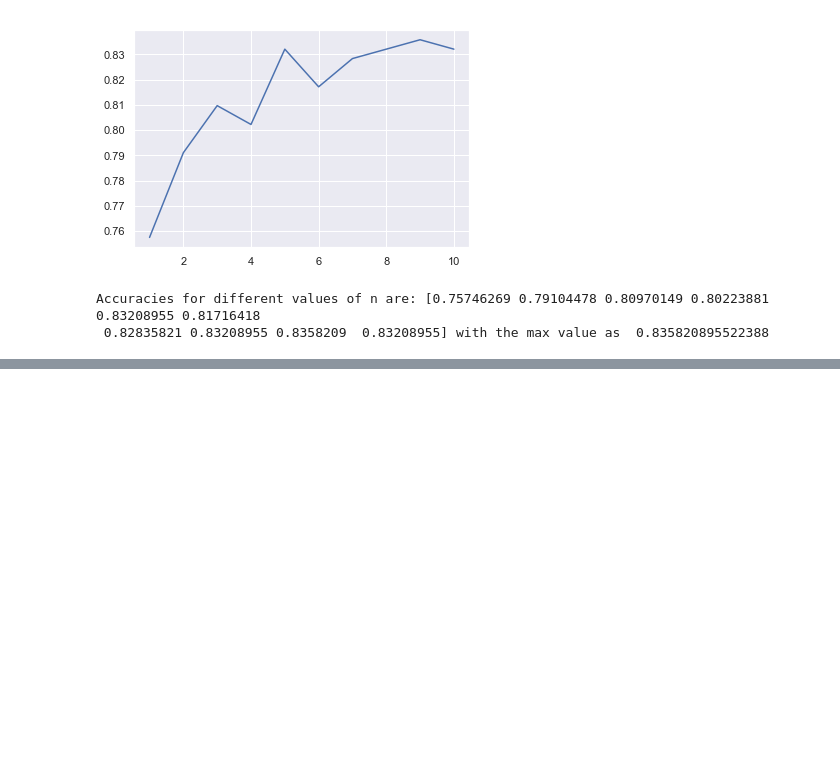
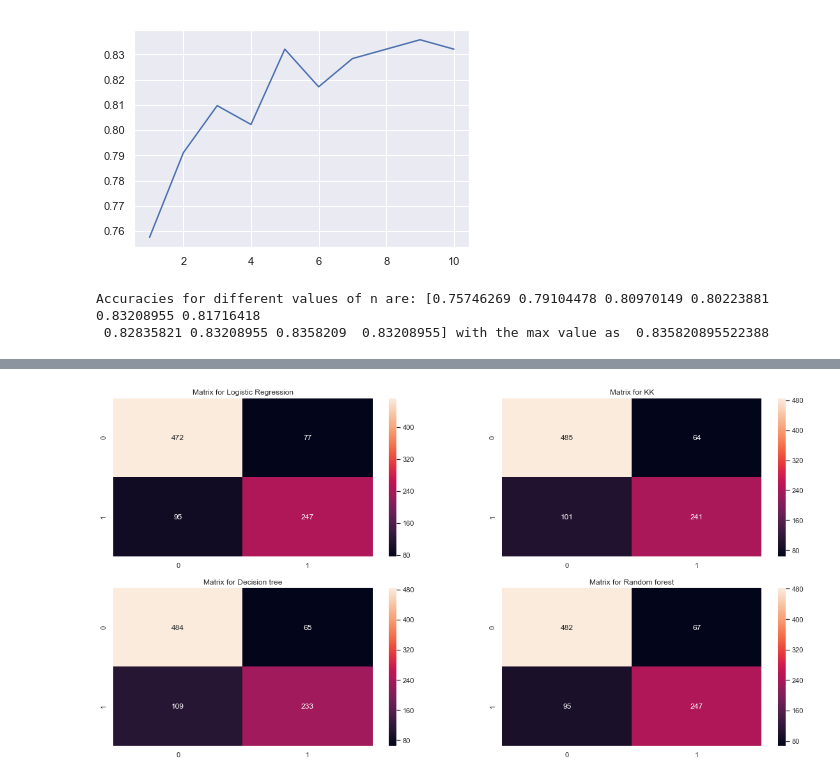
Before and after one commit to ShilpaGopal/machine-learning-problems, a Jupyter notebook: titanic/Titanic_EDA_Prediction.ipynb, the cells around one changed output, grey strips where cells are left out. Saved outputs shown, nothing was run; the diff lists cells and outputs as text; code cells hidden in the pictures; blank space fills up the shorter version.

```diff
--- a/titanic/Titanic_EDA_Prediction.ipynb
+++ b/titanic/Titanic_EDA_Prediction.ipynb
@@ -512,0 +581,24 @@ Accuracies for different values of n are: [0.75746269 0.79104478 0.80970149 0.80
+# %%
+f,ax=plt.subplots(2,2,figsize=(20,10))
+
+y_pred = cross_val_predict(LogisticRegression(), X,Y, cv=10)
+sns.heatmap(confusion_matrix(Y, y_pred), ax=ax[0,0], annot=True, fmt ='2.0f')
+ax[0,0].set_title("Matrix for Logistic Regression")
+
+
+y_pred = cross_val_predict(KNeighborsClassifier(n_neighbors=9), X,Y, cv=10)
+sns.heatmap(confusion_matrix(Y, y_pred), ax=ax[0,1], annot=True, fmt ='2.0f')
+ax[0,1].set_title("Matrix for KK")
+
+y_pred = cross_val_predict(DecisionTreeClassifier(), X,Y, cv=10)
+sns.heatmap(confusion_matrix(Y, y_pred), ax=ax[1,0], annot=True, fmt ='2.0f')
+ax[1,0].set_title("Matrix for Decision tree")
+
+
+y_pred = cross_val_predict(RandomForestClassifier(n_estimators=100), X,Y, cv=10)
+sns.heatmap(confusion_matrix(Y, y_pred), ax=ax[1,1], annot=True, fmt ='2.0f')
+ax[1,1].set_title("Matrix for Random forest")
+
+plt.show()
+# %% [output]
+[figure, added]
```
Also changed, not shown: parts of 7 cells of this notebook.
